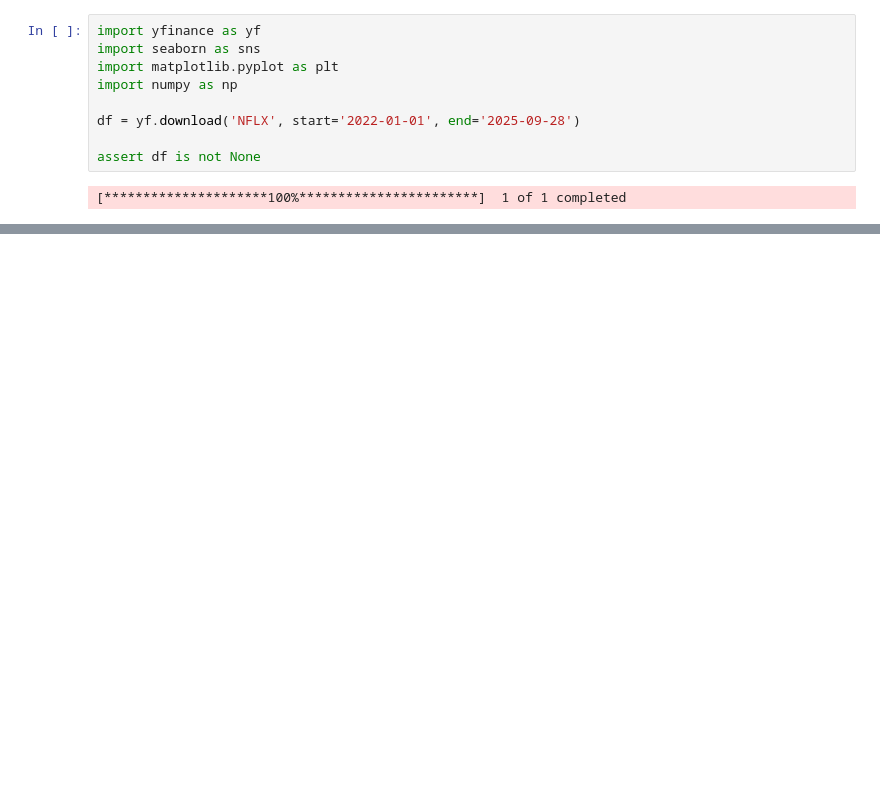
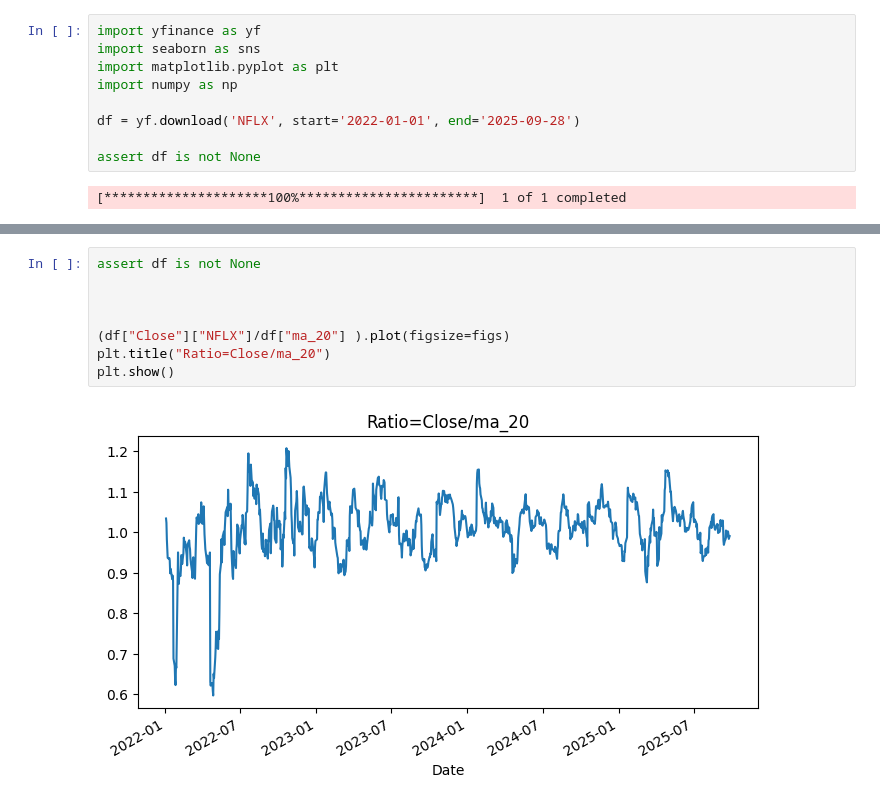
Before and after one commit to Squirrelcoding/quant, a Jupyter notebook: mr/mr.ipynb, the cells around one changed output, grey strips where cells are left out. Cells and saved outputs as stored; diff of their text form; blank space fills up the shorter version.

```diff
--- a/mr/mr.ipynb
+++ b/mr/mr.ipynb
@@ -19,0 +46,10 @@ KeyError: "None of ['Date'] are in the columns"
+# %%
+assert df is not None
+
+
+
+(df["Close"]["NFLX"]/df["ma_20"] ).plot(figsize=figs)
+plt.title("Ratio=Close/ma_20")
+plt.show()
+# %% [output]
+[figure, added]
```
Also changed, not shown: parts of 4 cells of this notebook, 1 other file.
